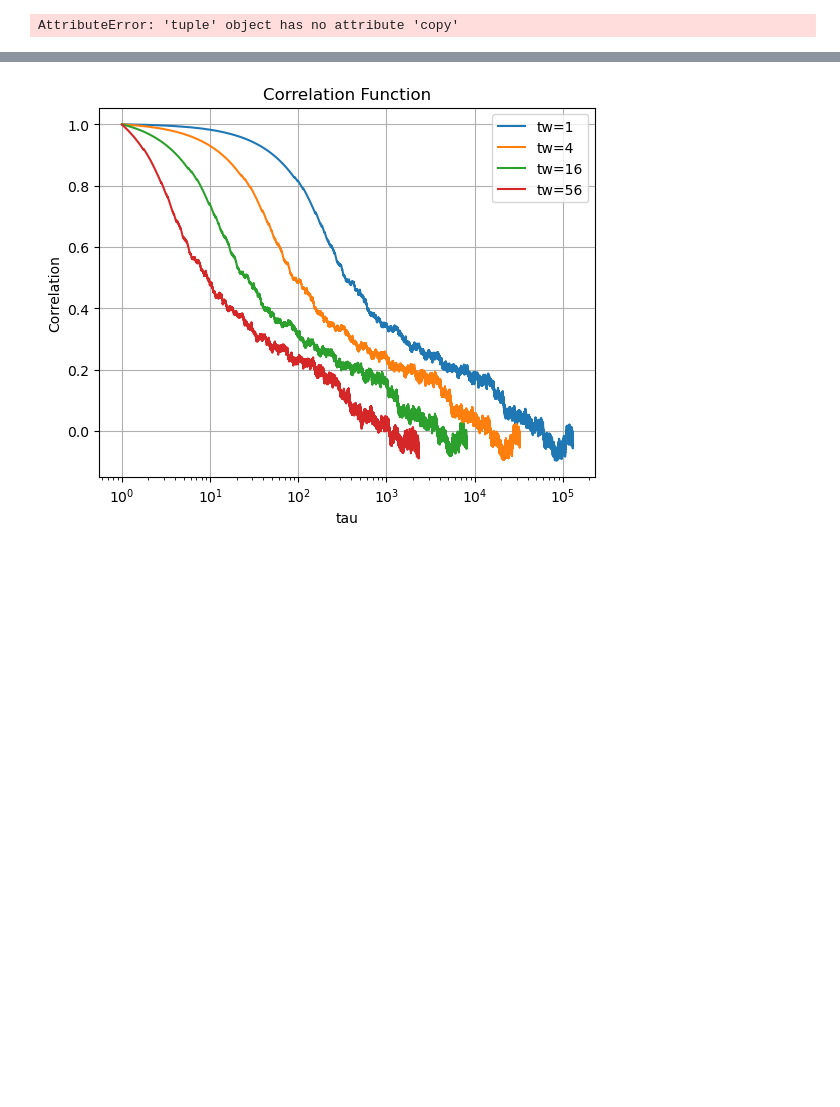
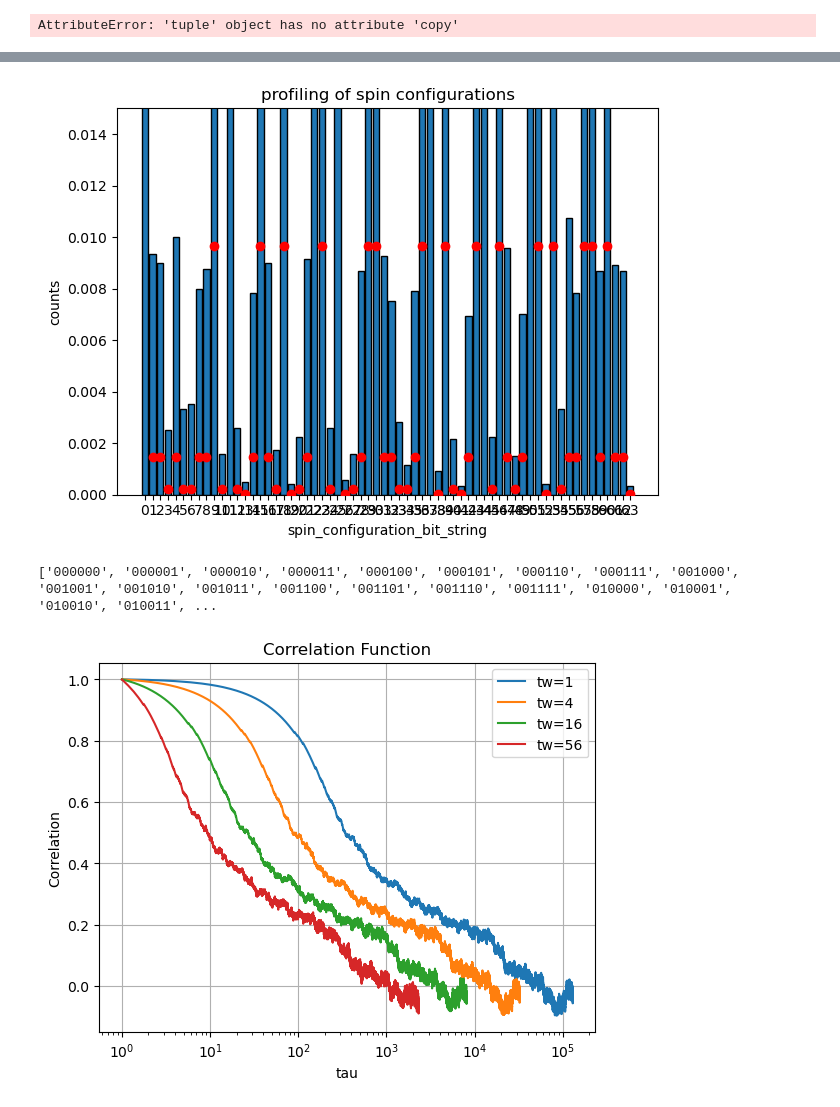
Before and after one commit to toM0dots/XYZ-color-code, a Jupyter notebook: XYZ_color_code/Optimal_decoder.ipynb, the cells around one changed output, grey strips where cells are left out. Saved outputs shown, nothing was run; the diff lists cells and outputs as text; code cells hidden in the pictures; blank space fills up the shorter version.

```diff
--- a/XYZ_color_code/Optimal_decoder.ipynb
+++ b/XYZ_color_code/Optimal_decoder.ipynb
@@ -1323,0 +1367,20 @@ T
+# %%
+items = sorted(classes.items(), key=lambda kv: kv[0])   # by key (asc)
+keys_sorted, vals_by_key = (list(t) for t in zip(*items)) if items else ([], [])
+
+duration = len(spin_config)
+amplitudes = np.exp(-beta * np.array(energy_microstates))
+P = amplitudes / np.sum(amplitudes)
+
+# plt.scatter(keys_sorted, P, color='red', label='Theoretical Probability', zorder=5)
+# plt.bar(keys_sorted, np.array(vals_by_key)/duration, edgecolor="black")
+plt.scatter(kk, P, color='red', label='Theoretical Probability', zorder=5)
+plt.bar(kk, np.array(vals_by_key)/duration, edgecolor="black")
+plt.xlabel("spin_configuration_bit_string")
+plt.ylabel("counts")
+plt.ylim(0, 0.015)
+plt.title("profiling of spin configurations")
+plt.tight_layout()
+plt.show()
+# %% [output]
+[figure, added]
@@ -1324,3 +1389,7 @@ T
+# %%
+print(keys_sorted)
+# %% [output]
+['000000', '000001', '000010', '000011', '000100', '000101', '000110', '000111', '001000', '001001', '001010', '001011', '001100', '001101', '001110', '001111', '010000', '010001', '010010', '010011', ...
 # %%
 def correlation(spin_config: list, tau:int =4):
     spin_conf = np.array(spin_config.copy())
```
Also changed, not shown: parts of 10 cells of this notebook, 14 other files.
